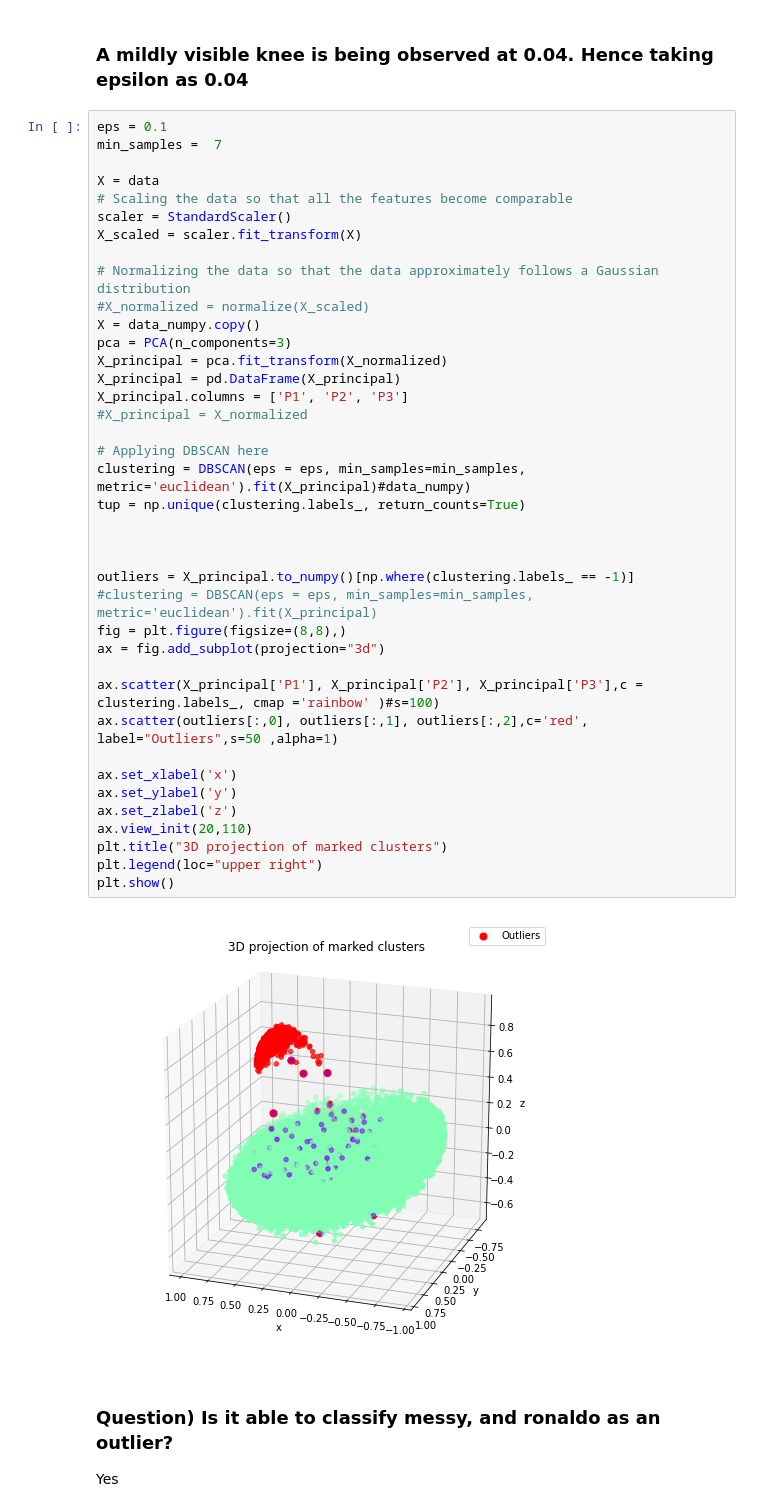
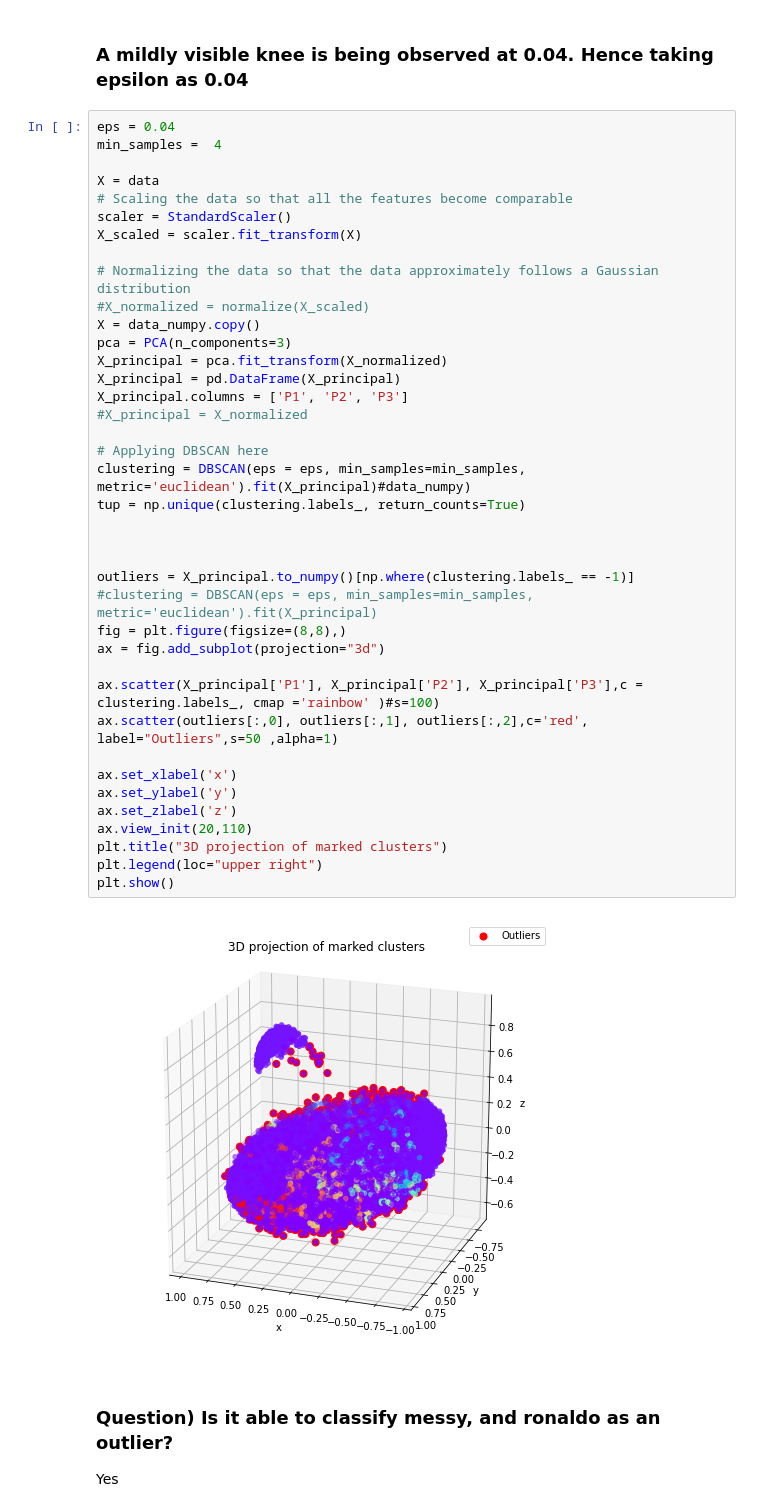
Before and after one commit to NeelMishra/Clustering-Analysis, a Jupyter notebook: Code/Question_4.ipynb, the cells around one changed output. Saved outputs shown, nothing was run; the diff lists cells and outputs as text.

```diff
--- a/Code/Question_4.ipynb
+++ b/Code/Question_4.ipynb
@@ -131,8 +131,8 @@ plt.plot(distances)
 # %% [markdown]
 ### A mildly visible knee is being observed at 0.04. Hence taking epsilon as 0.04
 # %%
-eps = 0.1
-min_samples =  7
+eps = 0.04
+min_samples =  4
 
 X = data
 # Scaling the data so that all the features become comparable
@@ -143,34 +143,34 @@ X_scaled = scaler.fit_transform(X)
 #X_normalized = normalize(X_scaled)
 X = data_numpy.copy()
 pca = PCA(n_components=3)
 X_principal = pca.fit_transform(X_normalized)
 X_principal = pd.DataFrame(X_principal)
 X_principal.columns = ['P1', 'P2', 'P3']
 #X_principal = X_normalized
 
 # Applying DBSCAN here
 clustering = DBSCAN(eps = eps, min_samples=min_samples, metric='euclidean').fit(X_principal)#data_numpy)
 tup = np.unique(clustering.labels_, return_counts=True)
 
 
 
 outliers = X_principal.to_numpy()[np.where(clustering.labels_ == -1)]
 #clustering = DBSCAN(eps = eps, min_samples=min_samples, metric='euclidean').fit(X_principal)
 fig = plt.figure(figsize=(8,8),)
 ax = fig.add_subplot(projection="3d")
 
 ax.scatter(X_principal['P1'], X_principal['P2'], X_principal['P3'],c = clustering.labels_, cmap ='rainbow' )#s=100)
 ax.scatter(outliers[:,0], outliers[:,1], outliers[:,2],c='red', label="Outliers",s=50 ,alpha=1)
 
 ax.set_xlabel('x')
 ax.set_ylabel('y')
 ax.set_zlabel('z')
 ax.view_init(20,110)
 plt.title("3D projection of marked clusters")
 plt.legend(loc="upper right")
 plt.show()
 # %% [output]
-[figure, old version]
+[figure, new version]
 # %% [markdown]
 ### Question) Is it able to classify messy, and ronaldo as an outlier?
 Yes
```
Also changed, not shown: parts of 1 cell of this notebook.
